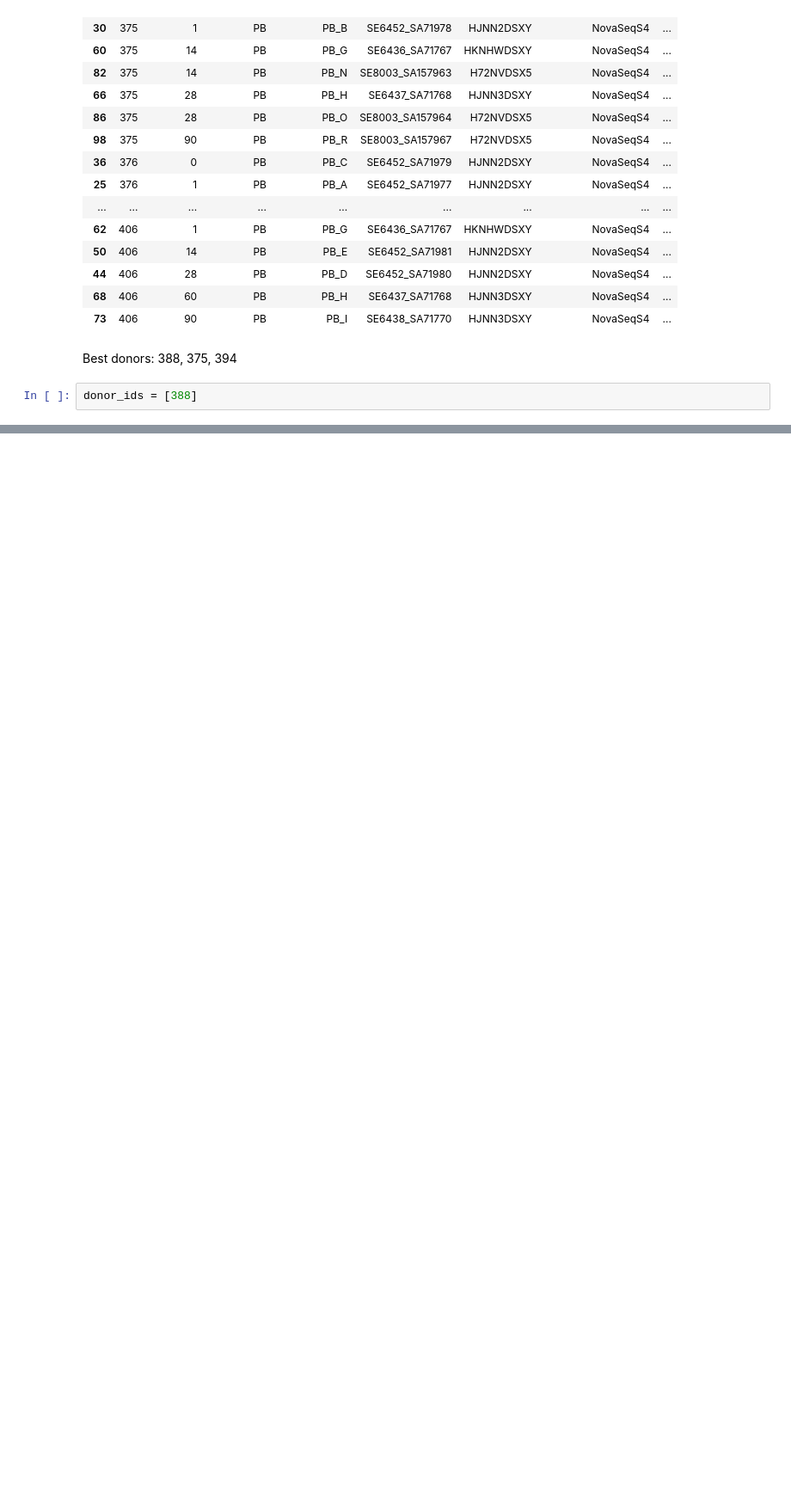
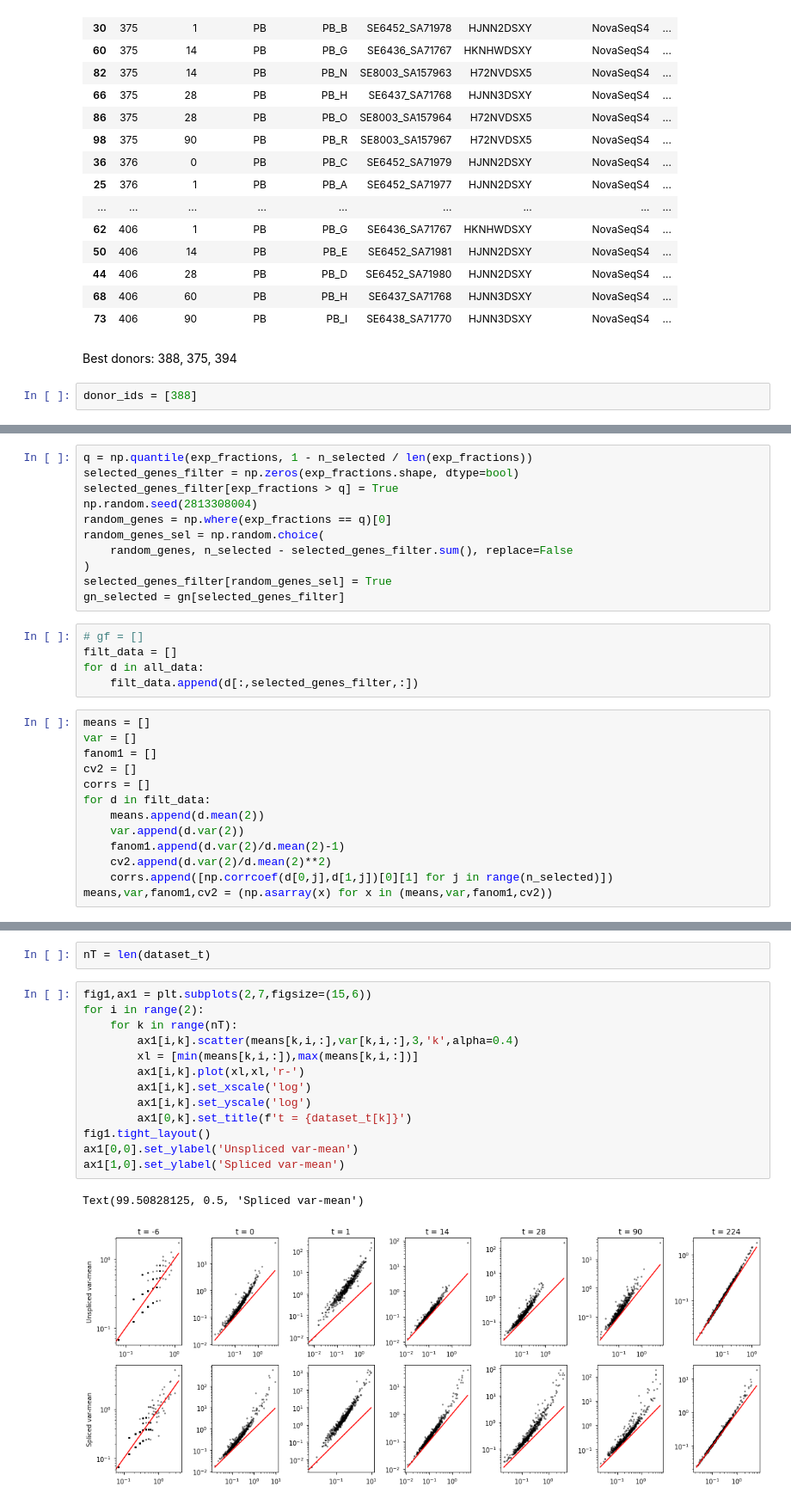
Before and after one commit to gennadygorin/coh_cme, a Jupyter notebook: gg230109_preprocess.ipynb, the cells around one changed output, grey strips where cells are left out. Shown at 86% size. Drawn from its saved outputs; the diff is of its cells as text; blank space fills up the shorter version.

```diff
--- a/gg230109_preprocess.ipynb
+++ b/gg230109_preprocess.ipynb
@@ -105,0 +204,29 @@ FileNotFoundError: [Errno 2] No such file or directory: '/home/ggorin/count_data
+# %%
+q = np.quantile(exp_fractions, 1 - n_selected / len(exp_fractions))
+selected_genes_filter = np.zeros(exp_fractions.shape, dtype=bool)
+selected_genes_filter[exp_fractions > q] = True
+np.random.seed(2813308004)
+random_genes = np.where(exp_fractions == q)[0]
+random_genes_sel = np.random.choice(
+    random_genes, n_selected - selected_genes_filter.sum(), replace=False
+)
+selected_genes_filter[random_genes_sel] = True
+gn_selected = gn[selected_genes_filter]
+# %%
+# gf = []
+filt_data = []
+for d in all_data:
+    filt_data.append(d[:,selected_genes_filter,:])
+# %%
+means = []
+var = []
+fanom1 = []
+cv2 = []
+corrs = []
+for d in filt_data:
+    means.append(d.mean(2))
+    var.append(d.var(2))
+    fanom1.append(d.var(2)/d.mean(2)-1)
+    cv2.append(d.var(2)/d.mean(2)**2)
+    corrs.append([np.corrcoef(d[0,j],d[1,j])[0][1] for j in range(n_selected)])
+means,var,fanom1,cv2 = (np.asarray(x) for x in (means,var,fanom1,cv2))
@@ -105,0 +239,18 @@ FileNotFoundError: [Errno 2] No such file or directory: '/home/ggorin/count_data
+# %%
+nT = len(dataset_t)
+# %%
+fig1,ax1 = plt.subplots(2,7,figsize=(15,6))
+for i in range(2):
+    for k in range(nT):
+        ax1[i,k].scatter(means[k,i,:],var[k,i,:],3,'k',alpha=0.4)
+        xl = [min(means[k,i,:]),max(means[k,i,:])]
+        ax1[i,k].plot(xl,xl,'r-')
+        ax1[i,k].set_xscale('log')
+        ax1[i,k].set_yscale('log')
+        ax1[0,k].set_title(f't = {dataset_t[k]}')
+fig1.tight_layout()
+ax1[0,0].set_ylabel('Unspliced var-mean')
+ax1[1,0].set_ylabel('Spliced var-mean')
+# %% [output]
+Text(99.50828125, 0.5, 'Spliced var-mean')
+[figure, added]
```
Also changed, not shown: parts of 52 cells of this notebook.
